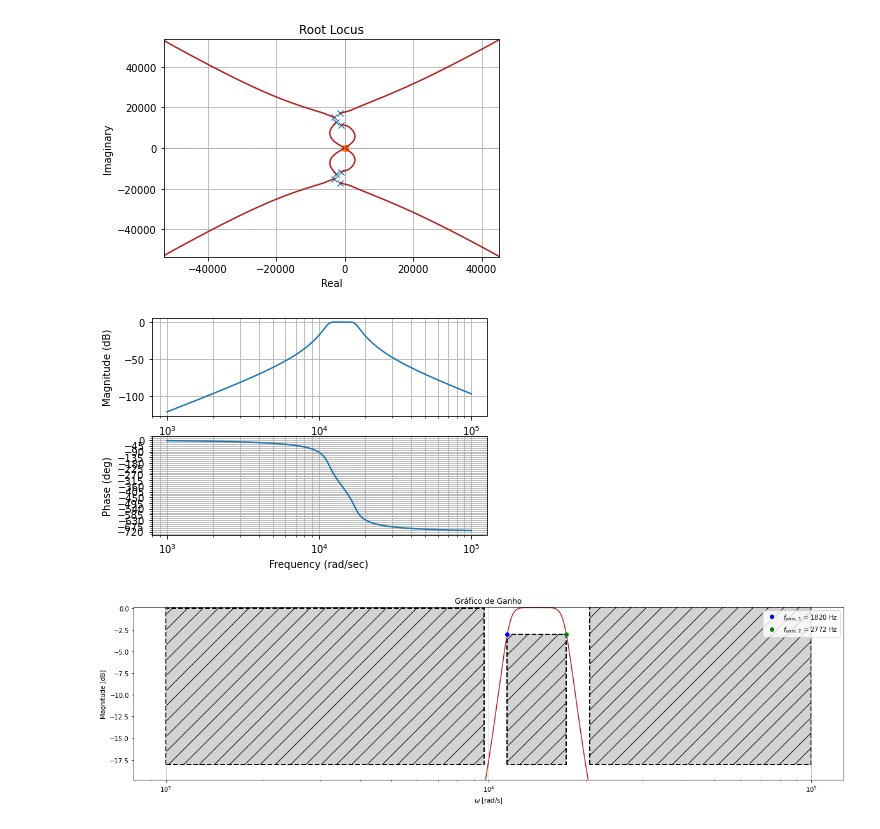
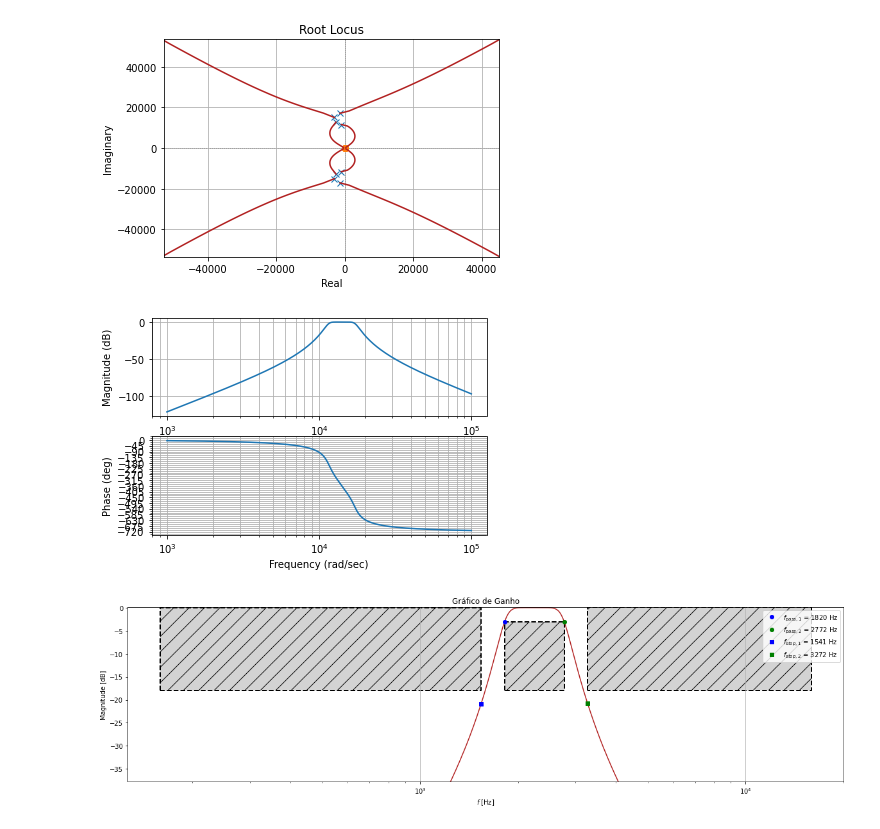
Before and after one commit to Widmark-Kaue/digital-signal-processing, a Jupyter notebook: avl2.ipynb, the cells around one changed output. Saved outputs shown, nothing was run; the diff lists cells and outputs as text; code cells hidden in the pictures.

```diff
--- a/avl2.ipynb
+++ b/avl2.ipynb
@@ -476,37 +468,39 @@ s^8 + 1.561e+04 s^7 + 9.185e+08 s^6 + 9.886e+12 s^5 + 2.878e+17 s^4 + 1.969e+21
 # %%
 # Diagrama de Bode
 mag, phase, omega = m.bode(HrP, plot = True, dB = True)
-magdB = 20*np.log10(mag)
 
 savefig(plt.gcf(), 'bodePB')
 plt.show()
 
-magdBf = interp1d(omega,magdB)
+magdB   = 20*np.log10(mag)
+freqPB  = omega/(2*np.pi)
 
-omega_pass = 2*np.pi*fpassPB
-omega_stop = 2*np.pi*fstopPB
+magdBf  = interp1d(freqPB,magdB)
 
 with plt.rc_context({'figure.figsize':tam}):
 
-    plt.semilogx(omega, magdB, 'firebrick')
-    plt.fill_between([omega[0], omega_stop[0]], [0,0], [astop, astop], **param)
-    plt.fill_between(omega_pass, Ytemp(apass, apass),Ytemp(astop,astop), **param)
-    plt.fill_between(Xtemp(omega_stop[1], omega[-1]),Ytemp(0.1,0.1),Ytemp(astop,astop),**param)
+    plt.semilogx(freqPB, magdB, 'firebrick')
 
-    plt.plot(omega_pass[0], magdBf(omega_pass[0]),'bo', label = r'$f_{pass,1}$ = '+f'{round(fpassPB[0],2)} Hz')
-    plt.plot(omega_pass[1], magdBf(omega_pass[1]),'go', label = r'$f_{pass,2}$ = '+f'{round(fpassPB[1],2)} Hz')
+    plt.fill_between([freqPB[0] , fstopPB[0]]   , [0,0]         , [astop, astop], **param)
+    plt.fill_between([fstopPB[1], freqPB[-1]]   , [0.1,0.1]     , [astop, astop], **param)
+    plt.fill_between(fpassPB                    , [apass, apass], [astop, astop], **param)
+
+    plt.plot(fpassPB[0], magdBf(fpassPB[0]),'bo', label = r'$f_{pass,1}$ = '+f'{round(fpassPB[0],2)} Hz')
+    plt.plot(fpassPB[1], magdBf(fpassPB[1]),'go', label = r'$f_{pass,2}$ = '+f'{round(fpassPB[1],2)} Hz')
+    plt.plot(fstopPB[0], magdBf(fstopPB[0]),'bs', label = r'$f_{stop,1}$ = '+f'{round(fstopPB[0],2)} Hz')
+    plt.plot(fstopPB[1], magdBf(fstopPB[1]),'gs', label = r'$f_{stop,2}$ = '+f'{round(fstopPB[1],2)} Hz')
 
 
-    plt.ylim([-(abs(astop)*1.1),0.1])
+    plt.ylim([-(abs(astop)*2.1),0.1])
     plt.title('Gráfico de Ganho')
-    plt.xlabel(r'$\omega$ [rad/s]')
+    plt.xlabel(r'$f$ [Hz]')
     plt.ylabel('Magnitude [dB]')
 
     plt.grid(axis = 'x')
     plt.legend()
 
     savefig(plt.gcf(), 'ganhoPB')
     plt.show()
 # %% [output]
 [figure]
-[figure, old version]
+[figure, new version]
```
Also changed, not shown: parts of 5 cells of this notebook.
